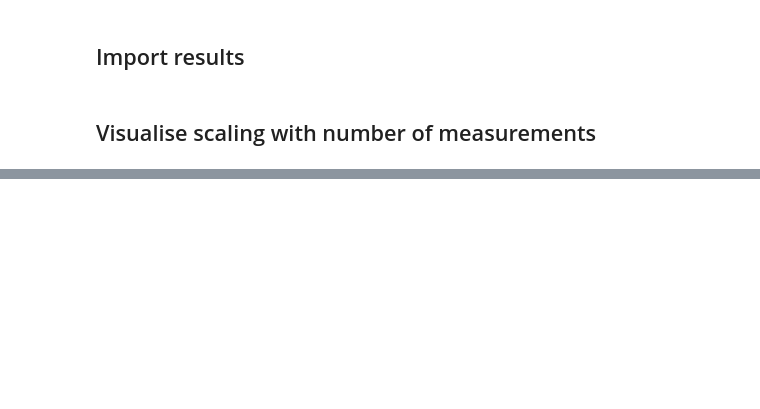
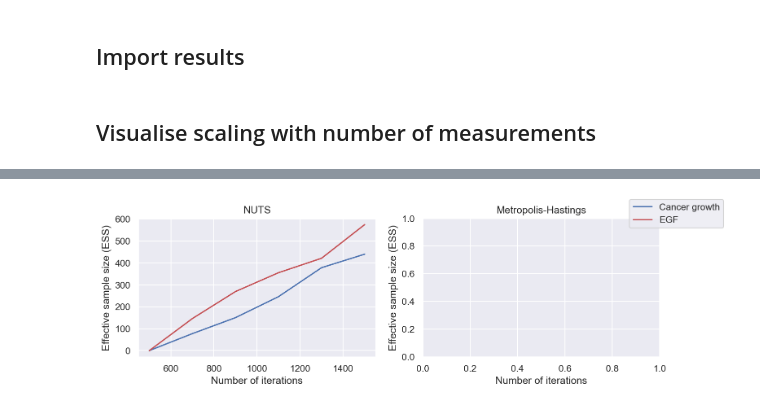
Before and after one commit to DavAug/filter-inference, a Jupyter notebook: results/2_egf_pathway/illustrate_scaling_behaviour.ipynb, the cells around one changed output, grey strips where cells are left out. Cells and saved outputs as stored; diff of their text form; code cells hidden in the pictures; blank space fills up the shorter version.

```diff
--- a/results/2_egf_pathway/illustrate_scaling_behaviour.ipynb
+++ b/results/2_egf_pathway/illustrate_scaling_behaviour.ipynb
@@ -73,0 +105,81 @@ plt.show()
+# %%
+# Import Cancer modelling results
+directory = os.path.dirname(os.getcwd())
+cancer_results = xr.load_dataset(
+    directory +
+    '/1_cancer_growth/posteriors/8_filter_inference_cancer_growth_100_ids.nc')
+
+# Import EGF results
+directory = os.getcwd()
+egf_results = xr.load_dataset(
+    directory + '/posteriors/filter_inference_egf_pathway.nc')
+# %%
+# Visualise
+# Create layout
+fontsize = 11
+my_dpi = 192
+fig = plt.figure(figsize=(2250 // my_dpi, 600 // my_dpi), dpi=150)
+outer = gridspec.GridSpec(1, 2, wspace=0.2)
+
+# Create axis for data
+axes = []
+axes.append(plt.Subplot(fig, outer[0]))
+axes.append(plt.Subplot(fig, outer[1]))
+
+# Add axes to figure
+for ax in axes:
+    fig.add_subplot(ax)
+
+# Plot scaling behaviour
+# Compute ESS of EGF inference using NUTS
+parameters = [
+    'Mean Initial count',
+    'Mean Growth rate',
+    'Std. Initial count',
+    'Std. Growth rate',
+    'Sigma Count']
+n_iterations = [500, 700, 900, 1100, 1300, 1500]
+mean = []
+for n in n_iterations:
+    if n == 500:
+        mean += [0]
+        continue
+
+    ess = az.ess(cancer_results[parameters].sel(draw=slice(500, n)))
+    m = np.min([ess[p].values for p in parameters])
+    mean += [m]
+axes[0].plot(n_iterations, mean, label='Cancer growth')
+
+# Compute ESS of EGF inference using NUTS
+parameters = [
+    'Mean myokit.activation_rate',
+    'Std. myokit.activation_rate',
+    'Pooled myokit.deactivation_rate',
+    'Pooled myokit.degradation_rate_active_receptor',
+    'Pooled myokit.degradation_rate_inactive_receptor',
+    'Mean myokit.production_rate',
+    'Std. myokit.production_rate']
+n_iterations = [500, 700, 900, 1100, 1300, 1500]
+mean = []
+for n in n_iterations:
+    if n == 500:
+        mean += [0]
+        continue
+
+    ess = az.ess(egf_results[parameters].sel(draw=slice(500, n)))
+    m = np.min([ess[p].values for p in parameters])
+    mean += [m]
+axes[0].plot(n_iterations, mean, label='EGF', color=sns.color_palette()[3])
+
+# Labelling
+axes[0].set_xlabel('Number of iterations')
+axes[0].set_ylabel('Effective sample size (ESS)')
+axes[0].set_title('NUTS')
+axes[1].set_xlabel('Number of iterations')
+axes[1].set_ylabel('Effective sample size (ESS)')
+axes[1].set_title('Metropolis-Hastings')
+fig.legend()
+
+plt.show()
+# %% [output]
+[figure, added]
```
Also changed, not shown: parts of 6 cells of this notebook, 4 other files.
